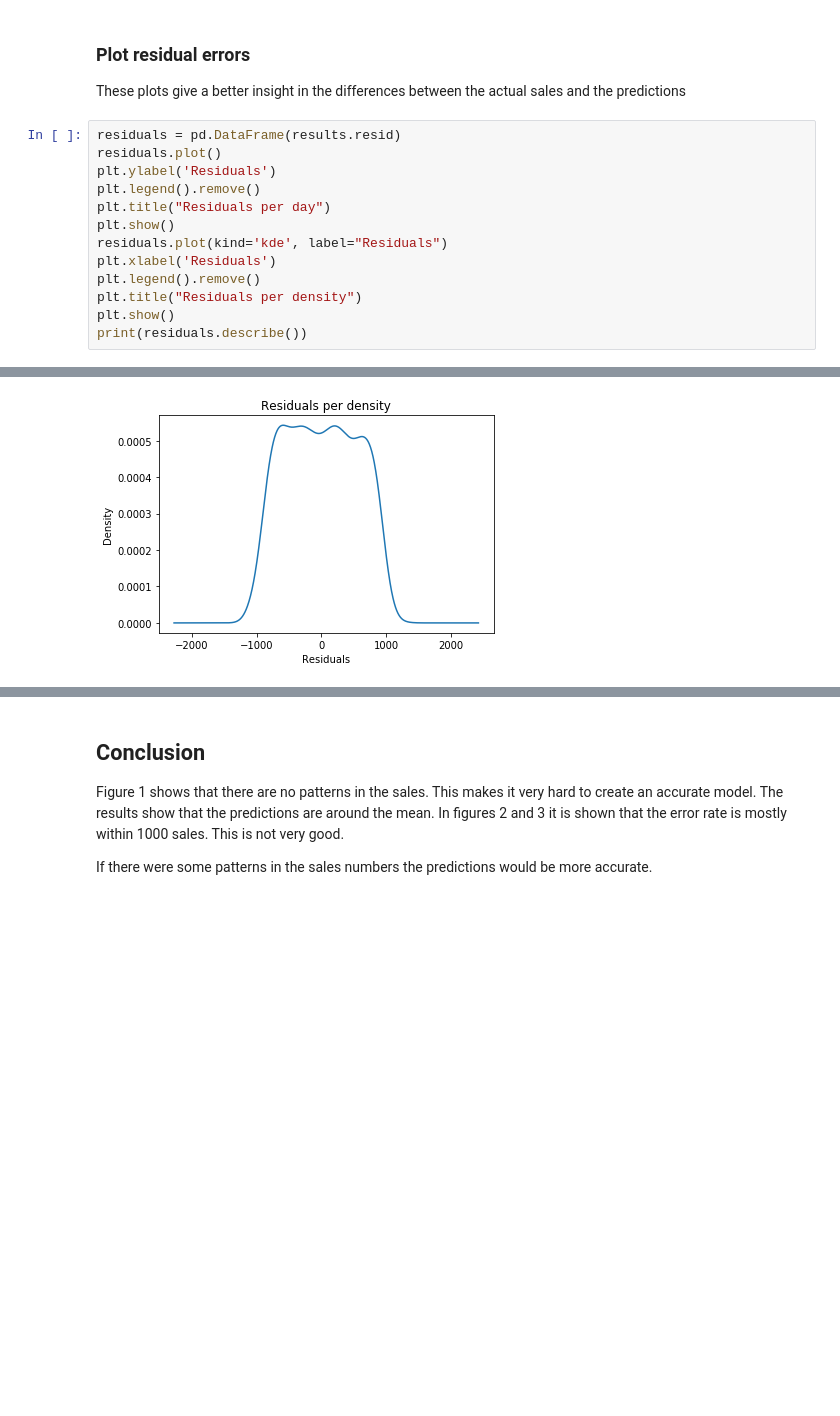
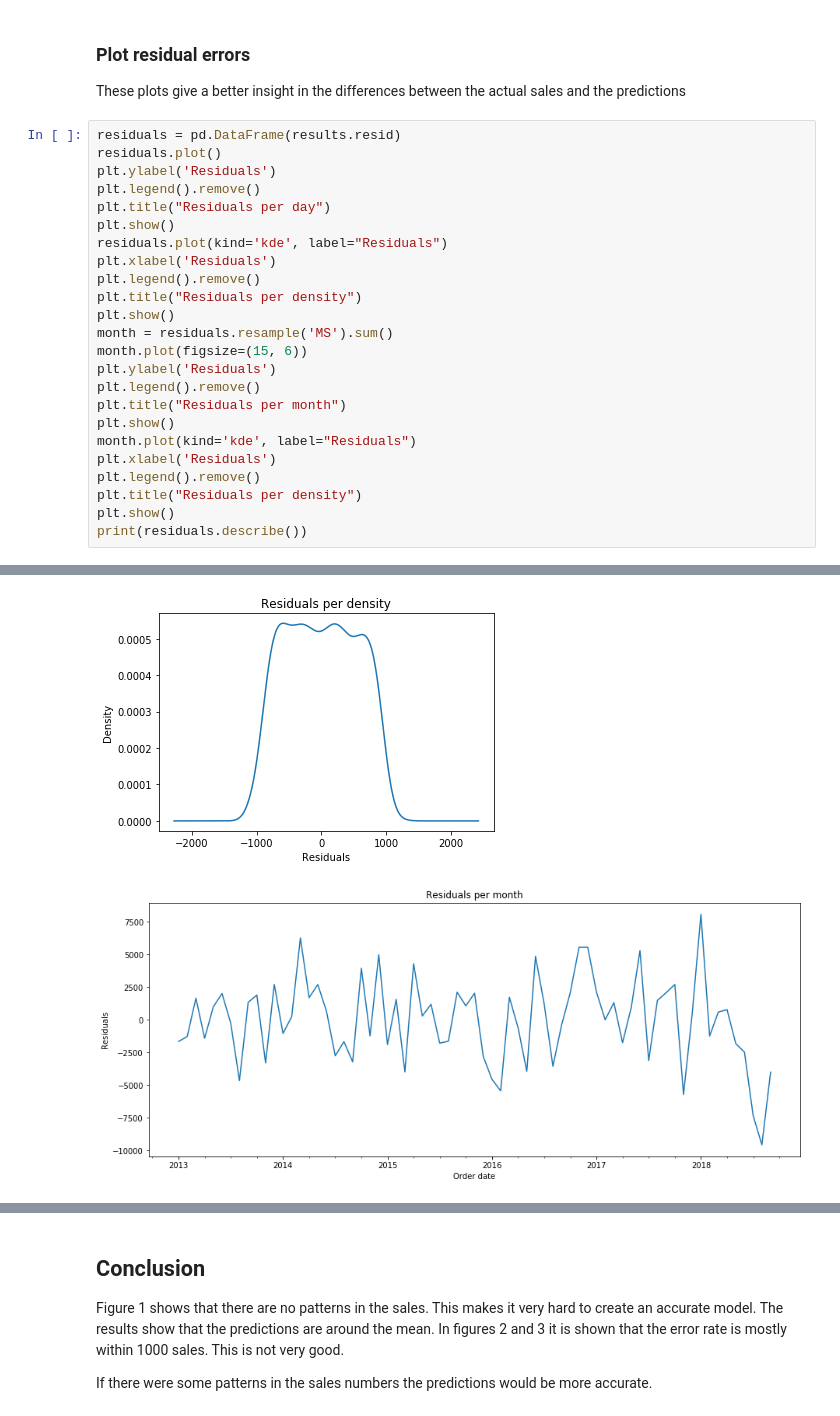
Before and after one commit to ivangermanov/data_science_project, a Jupyter notebook: Models/Forecasting demand.ipynb, the cells around one changed output, grey strips where cells are left out. Cells and saved outputs as stored; diff of their text form; blank space fills up the shorter version.

```diff
--- a/Models/Forecasting demand.ipynb
+++ b/Models/Forecasting demand.ipynb
@@ -139,16 +148,28 @@ These plots give a better insight in the differences between the actual sales an
 # %%
 residuals = pd.DataFrame(results.resid)
 residuals.plot()
 plt.ylabel('Residuals')
 plt.legend().remove()
 plt.title("Residuals per day")
 plt.show()
 residuals.plot(kind='kde', label="Residuals")
 plt.xlabel('Residuals')
 plt.legend().remove()
 plt.title("Residuals per density")
 plt.show()
+month = residuals.resample('MS').sum()
+month.plot(figsize=(15, 6))
+plt.ylabel('Residuals')
+plt.legend().remove()
+plt.title("Residuals per month")
+plt.show()
+month.plot(kind='kde', label="Residuals")
+plt.xlabel('Residuals')
+plt.legend().remove()
+plt.title("Residuals per density")
+plt.show()
 print(residuals.describe())
 # %% [output]
 [figure]
 [figure]
+[figure, added]
```
Also changed, not shown: parts of 3 cells of this notebook.
